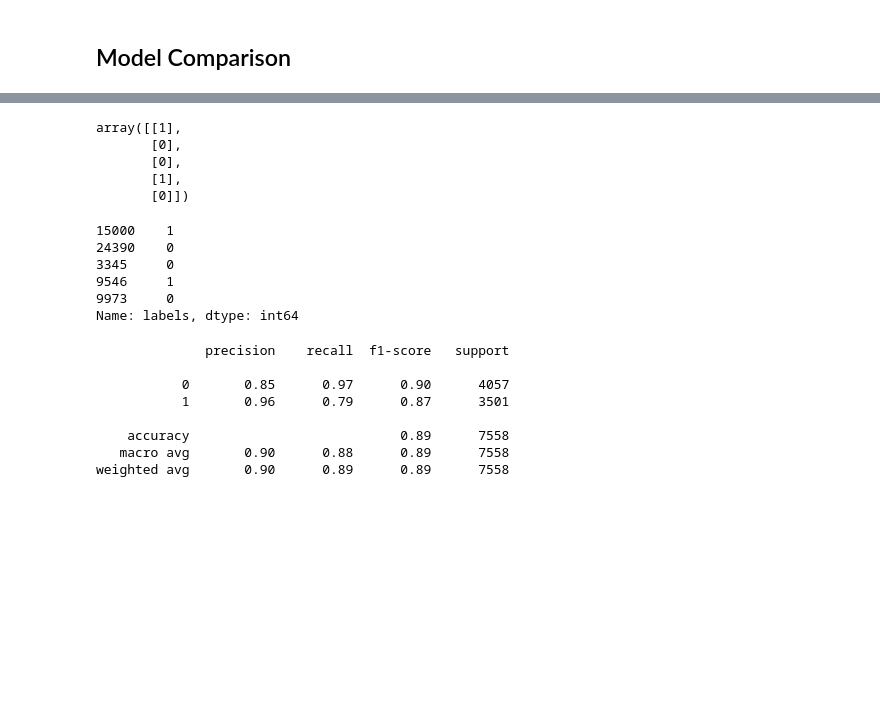
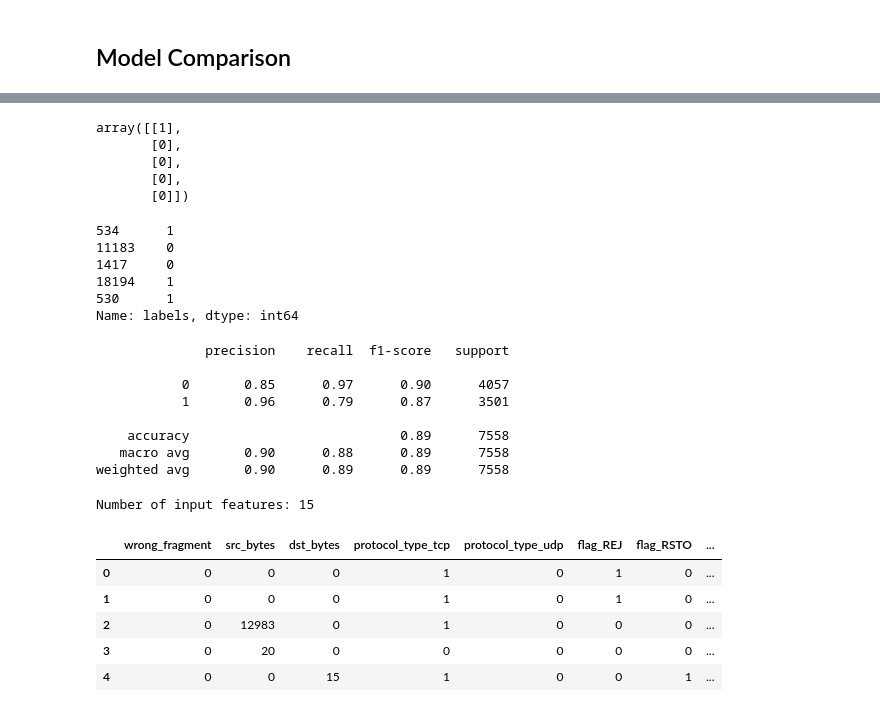
Before and after one commit to Anubhabdey03/Major, a Jupyter notebook: Intrusion Detection using Machine Learning(final).ipynb, the cells around one changed output, grey strips where cells are left out. Cells and saved outputs as stored; diff of their text form; code cells hidden in the pictures; blank space fills up the shorter version.

```diff
--- a/Intrusion Detection using Machine Learning(final).ipynb
+++ b/Intrusion Detection using Machine Learning(final).ipynb
@@ -889,19 +885,19 @@ test_pred=(test_pred>0.8).astype(int)
 # %%
-test_pred[:5]
+test_pred[5:10]
 # %% [output]
 array([[1],
        [0],
        [0],
-       [1],
+       [0],
        [0]])
 # %%
-y_test[:5]
+y_test[5:10]
 # %% [output]
-15000    1
-24390    0
-3345     0
-9546     1
-9973     0
+534      1
+11183    0
+1417     0
+18194    1
+530      1
 Name: labels, dtype: int64
 # %%
 print(classification_report(y_test, test_pred))
@@ -916,0 +915,13 @@ weighted avg       0.90      0.89      0.89      7558
+# %%
+print("Number of input features:", x_train.shape[1])
+# %% [output]
+Number of input features: 15
+# %%
+test_df.head()
+# %% [output]
+|  | wrong_fragment | src_bytes | dst_bytes | protocol_type_tcp | protocol_type_udp | flag_REJ | flag_RSTO | ... |
+| 0 | 0 | 0 | 0 | 1 | 0 | 1 | 0 | ... |
+| 1 | 0 | 0 | 0 | 1 | 0 | 1 | 0 | ... |
+| 2 | 0 | 12983 | 0 | 1 | 0 | 0 | 0 | ... |
+| 3 | 0 | 20 | 0 | 0 | 0 | 0 | 0 | ... |
+| 4 | 0 | 0 | 15 | 1 | 0 | 0 | 1 | ... |
```
Also changed, not shown: parts of 30 cells of this notebook, 5 other files.
